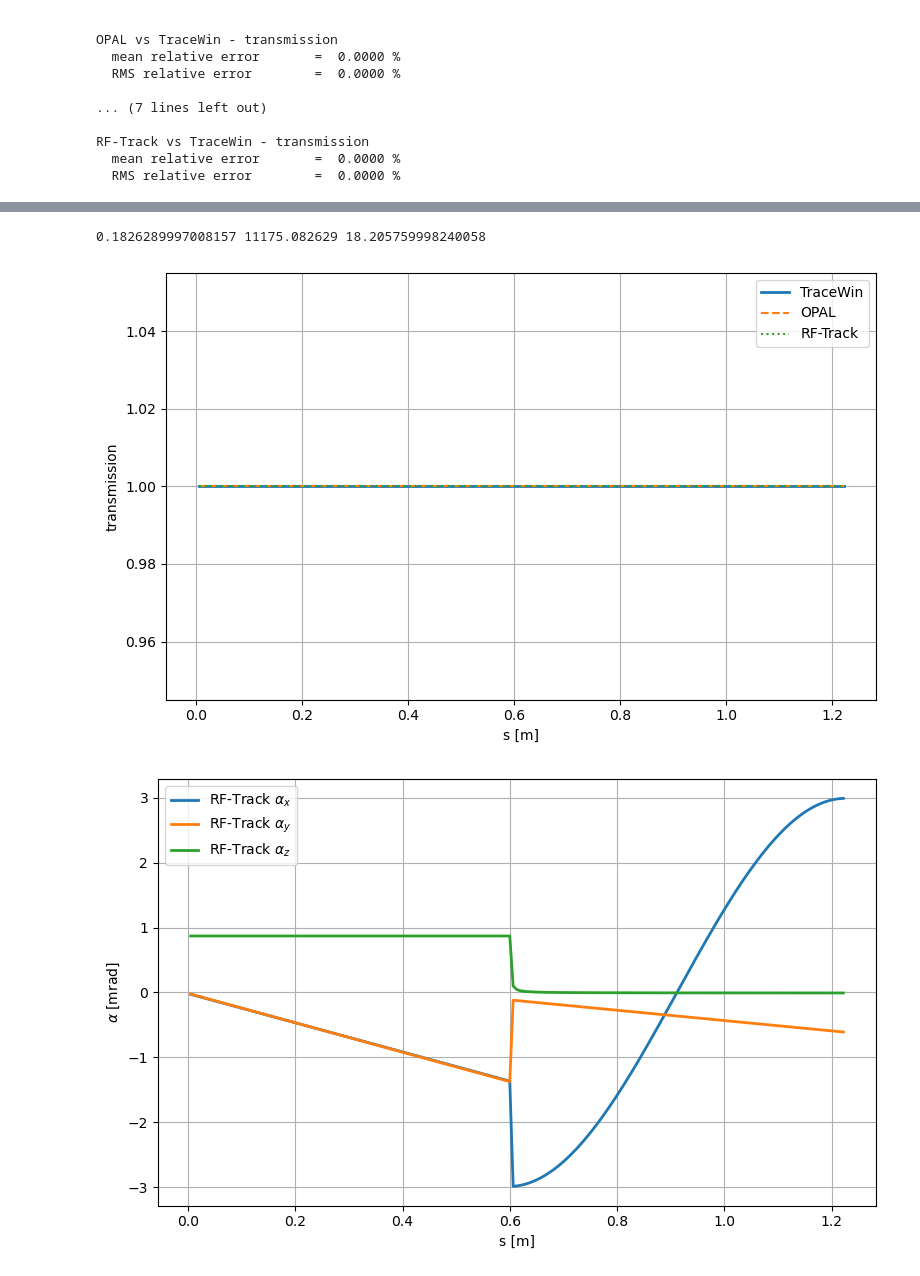
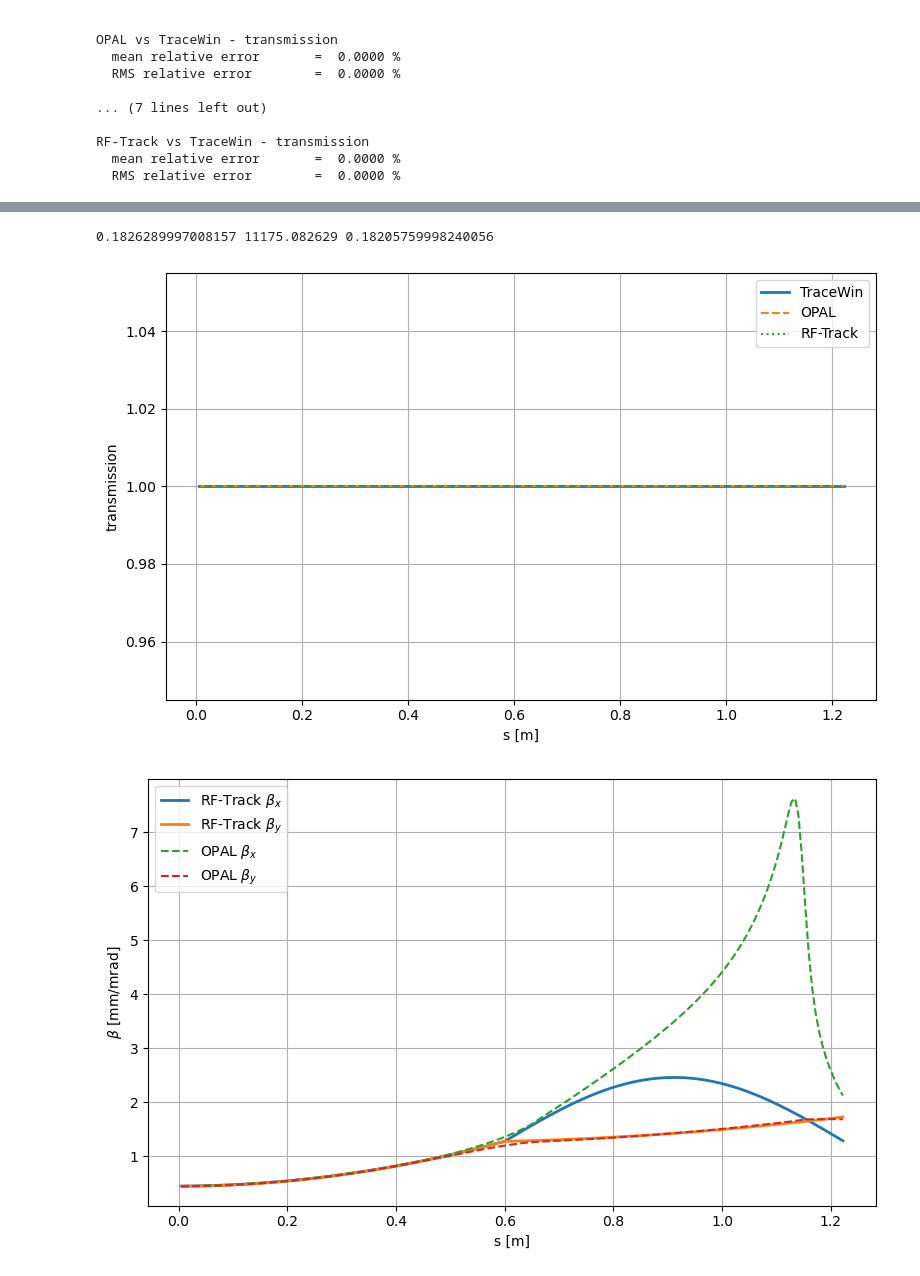
Before and after one commit to psolmor/Validation-of-linear-ion-accelerator, a Jupyter notebook: benchmark.ipynb, the cells around one changed output, grey strips where cells are left out. Cells and saved outputs as stored; diff of their text form; code cells hidden in the pictures.

Commit message:
Add opal beta func

```diff
--- a/benchmark.ipynb
+++ b/benchmark.ipynb
@@ -13,7 +13,21 @@ rms_x_opal = opal_lebt[:, 5] * 1e3   # m 2 mm
 rms_y_opal = opal_lebt[:, 6] * 1e3   # m 2 mm
 N_opal = opal_lebt[:, 2]
 E_opal = opal_lebt[:, 4]  #  MeV
+emmit_x_opal = opal_lebt[:, 11] * 1e6  # m*rad 2 mm*mrad
+emmit_y_opal = opal_lebt[:, 12] * 1e6  # m*rad 2 mm*mrad
+Ekin_MeV = E_opal
 
+m_c12_6 = 11.9967074084982  # amu
+amu = 931.49410372          # MeV/c^2
+mass = m_c12_6 * amu        # MeV/c^2
+gamma_opal = 1 + Ekin_MeV / mass
+betagamma_opal = np.sqrt(gamma_opal**2 - 1)
+
+emit_x_geom_opal = emmit_x_opal / betagamma_opal
+emit_y_geom_opal = emmit_y_opal / betagamma_opal
+
+beta_x_opal = rms_x_opal**2 / emit_x_geom_opal
+beta_y_opal = rms_y_opal**2 / emit_y_geom_opal
 
 rftrack_lebt = np.loadtxt(root / "rftrack" / "rftrack_lebt_transport.txt", skiprows=1)
 
@@ -116,6 +130,8 @@ N_rf_c = np.interp(s_common, s_rf, N_rf)
 beta_x_rf_c = np.interp(s_common, s_rf, beta_x_rf)
 beta_y_rf_c = np.interp(s_common, s_rf, beta_y_rf)
 beta_z_rf_c = np.interp(s_common, s_rf, beta_z_rf)
+beta_x_opal_c = np.interp(s_common, s_opal, beta_x_opal)
+beta_y_opal_c = np.interp(s_common, s_opal, beta_y_opal)
 
 alpha_x_rf_c = np.interp(s_common, s_rf, alpha_x_rf)
 alpha_y_rf_c = np.interp(s_common, s_rf, alpha_y_rf)
@@ -229,46 +245,45 @@ plt.show()
 print(E_opal_c[0], E_rf_c[0], E_tracewin_c[0])
 
 # Transmission
 plt.figure(figsize=(8, 5))
 plt.plot(s_common, T_tw_c, label="TraceWin", linewidth=2)
 plt.plot(s_common, T_opal_c, "--", label="OPAL")
 plt.plot(s_common, T_rf_c, ":", label="RF-Track")
 plt.xlabel("s [m]")
 plt.ylabel("transmission")
 plt.grid(True)
 plt.legend()
 plt.tight_layout()
 plt.show()
 
-##beta
-#plt.figure(figsize=(8, 5))
-#plt.plot(s_common, beta_x_rf_c, label="RF-Track $\\beta_x$", linewidth=2)
-#plt.plot(s_common, beta_y_rf_c, label="RF-Track $\\beta_y$", linewidth=2)
-##plt.plot(s_common, beta_z_rf_c, label="RF-Track $\\beta_z$", linewidth=2)
-#plt.plot(s_common, beta_x_tracewin_c, "--", label="TraceWin $\\beta_x$")
-#plt.plot(s_common, beta_y_tracewin_c, "--", label="TraceWin $\\beta_y$")
-#plt.xlabel("s [m]")
-#plt.ylabel("$\\beta$ [mm/mrad]")
-#plt.grid(True)
-#plt.legend()
-#plt.tight_layout()
-#plt.show()
-#
+#beta
+plt.figure(figsize=(8, 5))
+plt.plot(s_common, beta_x_rf_c, label="RF-Track $\\beta_x$", linewidth=2)
+plt.plot(s_common, beta_y_rf_c, label="RF-Track $\\beta_y$", linewidth=2)
+plt.plot(s_common, beta_x_opal_c, "--", label="OPAL $\\beta_x$")
+plt.plot(s_common, beta_y_opal_c, "--", label="OPAL $\\beta_y$")
+plt.xlabel("s [m]")
+plt.ylabel("$\\beta$ [mm/mrad]")
+plt.grid(True)
+plt.legend()
+plt.tight_layout()
+plt.show()
+
 #alpha
 plt.figure(figsize=(8, 5))
 plt.plot(s_common, alpha_x_rf_c, label="RF-Track $\\alpha_x$", linewidth=2)
 plt.plot(s_common, alpha_y_rf_c, label="RF-Track $\\alpha_y$", linewidth=2)
 plt.plot(s_common, alpha_z_rf_c, label="RF-Track $\\alpha_z$", linewidth=2)
 plt.xlabel("s [m]")
 plt.ylabel("$\\alpha$ [mrad]")
 plt.grid(True)
 plt.legend()
 plt.tight_layout()
 plt.show()
 # %% [output]
 [figure]
 [figure]
 [figure]
-0.1826289997008157 11175.082629 18.205759998240058
+0.1826289997008157 11175.082629 0.18205759998240056
 [figure]
-[figure, old version]
+[figure, new version]
```
Also changed, not shown: parts of 1 cell of this notebook.
